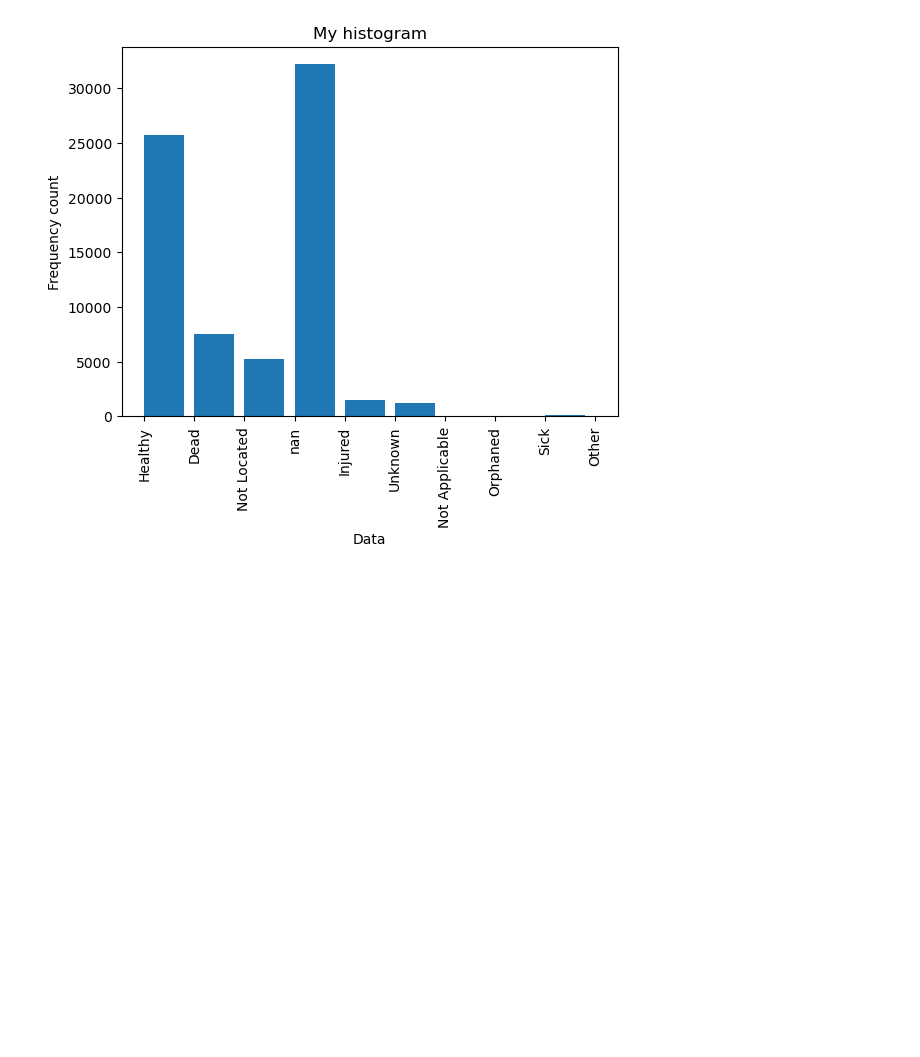
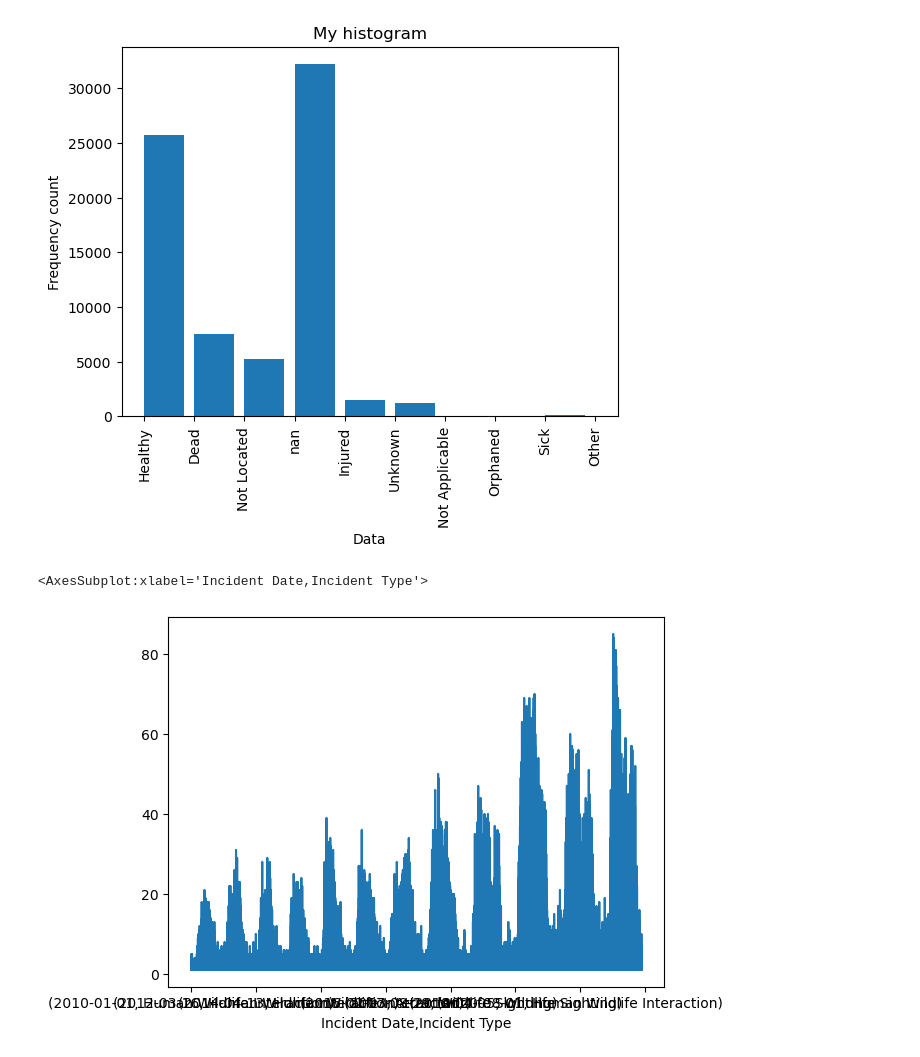
Before and after one commit to ebillard06/human-wildlife-coexistence-data-analysis, a Jupyter notebook: HWC data - plotting.ipynb, the cells around one changed output. Cells and saved outputs as stored; diff of their text form; code cells hidden in the pictures; blank space fills up the shorter version.

```diff
--- a/HWC data - plotting.ipynb
+++ b/HWC data - plotting.ipynb
@@ -145,3 +145,12 @@ plt.xticks(rotation='vertical')
 plt.show()
 # %% [output]
 [figure]
+# %%
+Incident_types = Complete_HWC_Data["Incident Type"]
+# %%
+df = Incident_types.groupby(Complete_HWC_Data["Incident Date"]).value_counts()
+# %%
+df.plot()
+# %% [output]
+<AxesSubplot:xlabel='Incident Date,Incident Type'>
+[figure, added]
```
Also changed, not shown: parts of 13 cells of this notebook, 1 other file.
